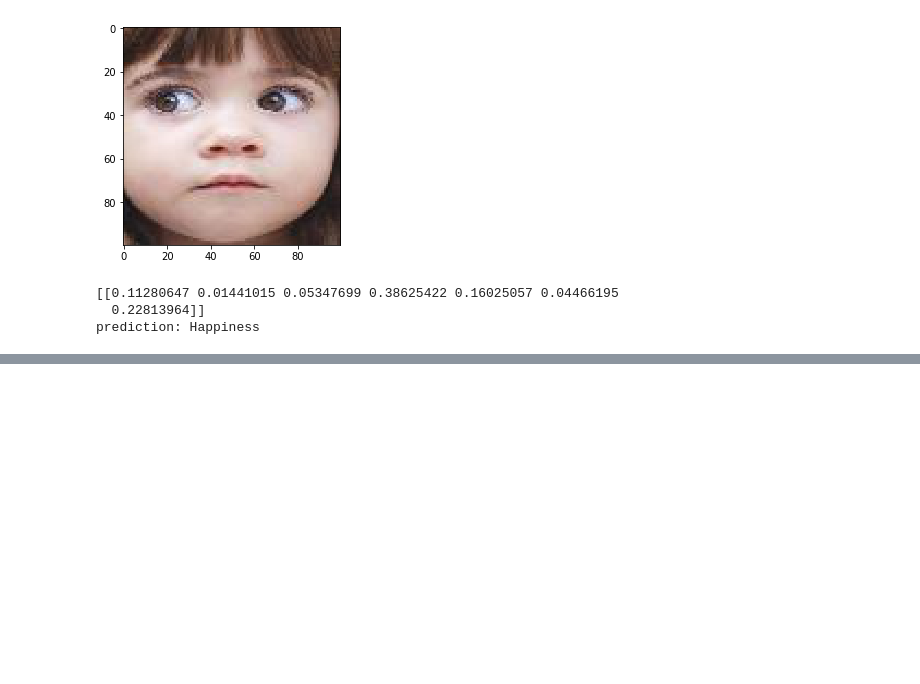
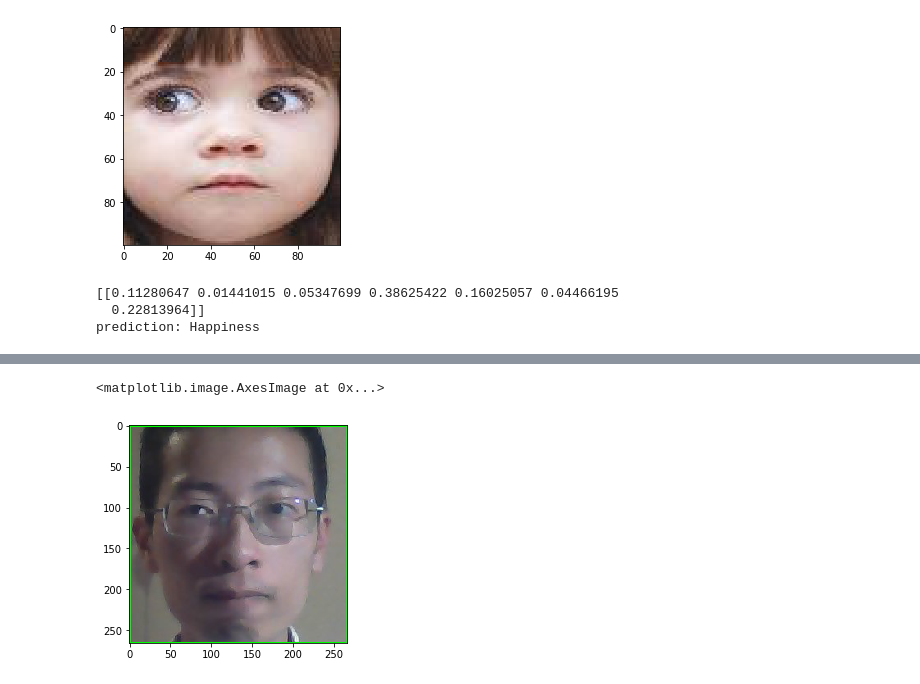
Before and after one commit to XC-Li/Facial_Expression_Recognition, a Jupyter notebook: real_time_detection/RTD-V1.ipynb, the cells around one changed output, grey strips where cells are left out. Saved outputs shown, nothing was run; the diff lists cells and outputs as text; code cells hidden in the pictures; blank space fills up the shorter version.

```diff
--- a/real_time_detection/RTD-V1.ipynb
+++ b/real_time_detection/RTD-V1.ipynb
@@ -43,0 +70,5 @@ prediction: Happiness
+# %%
+imshow(cropped)
+# %% [output]
+<matplotlib.image.AxesImage at 0x...>
+[figure, added]
```
Also changed, not shown: parts of 8 cells of this notebook, 2 other files.
